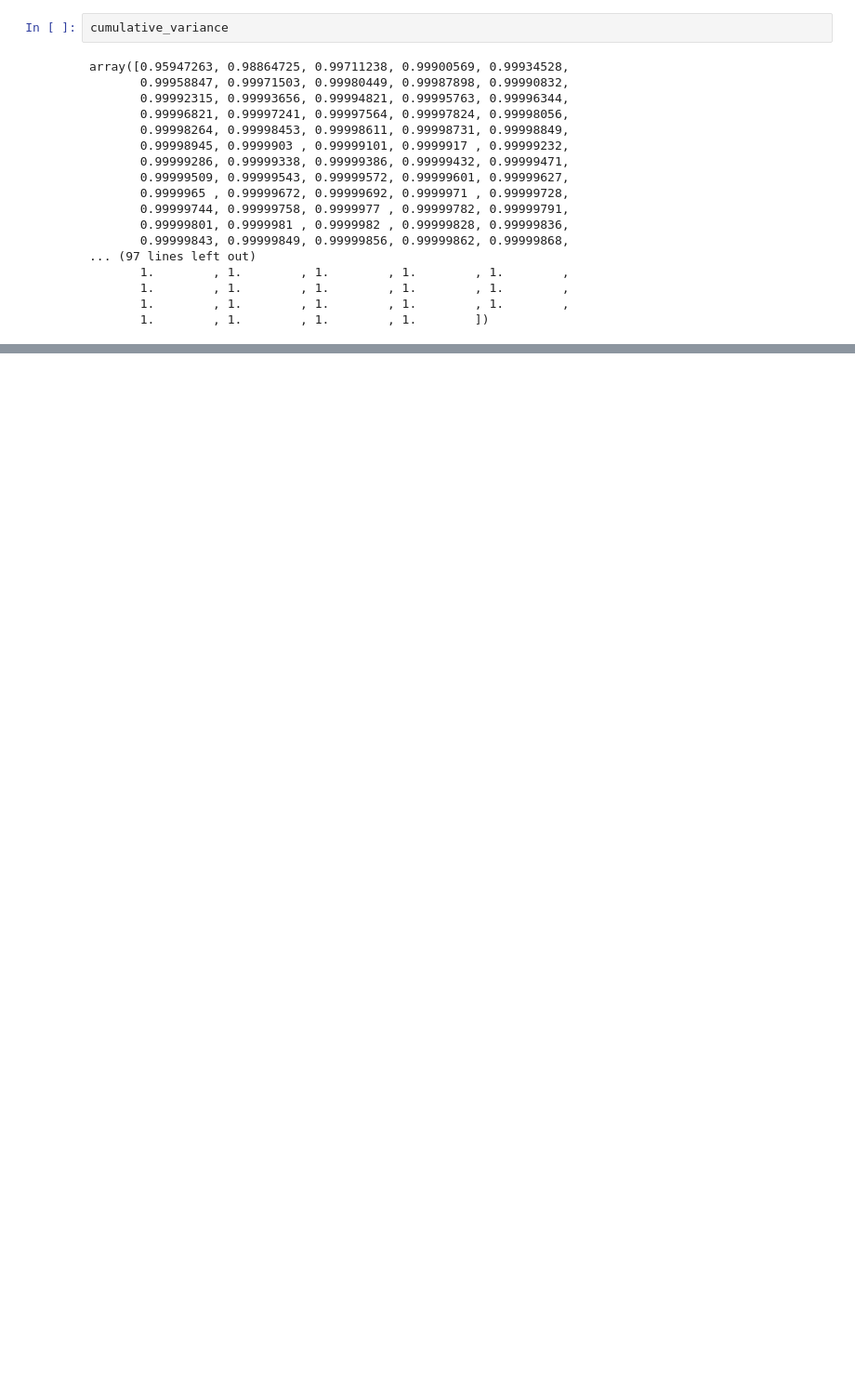
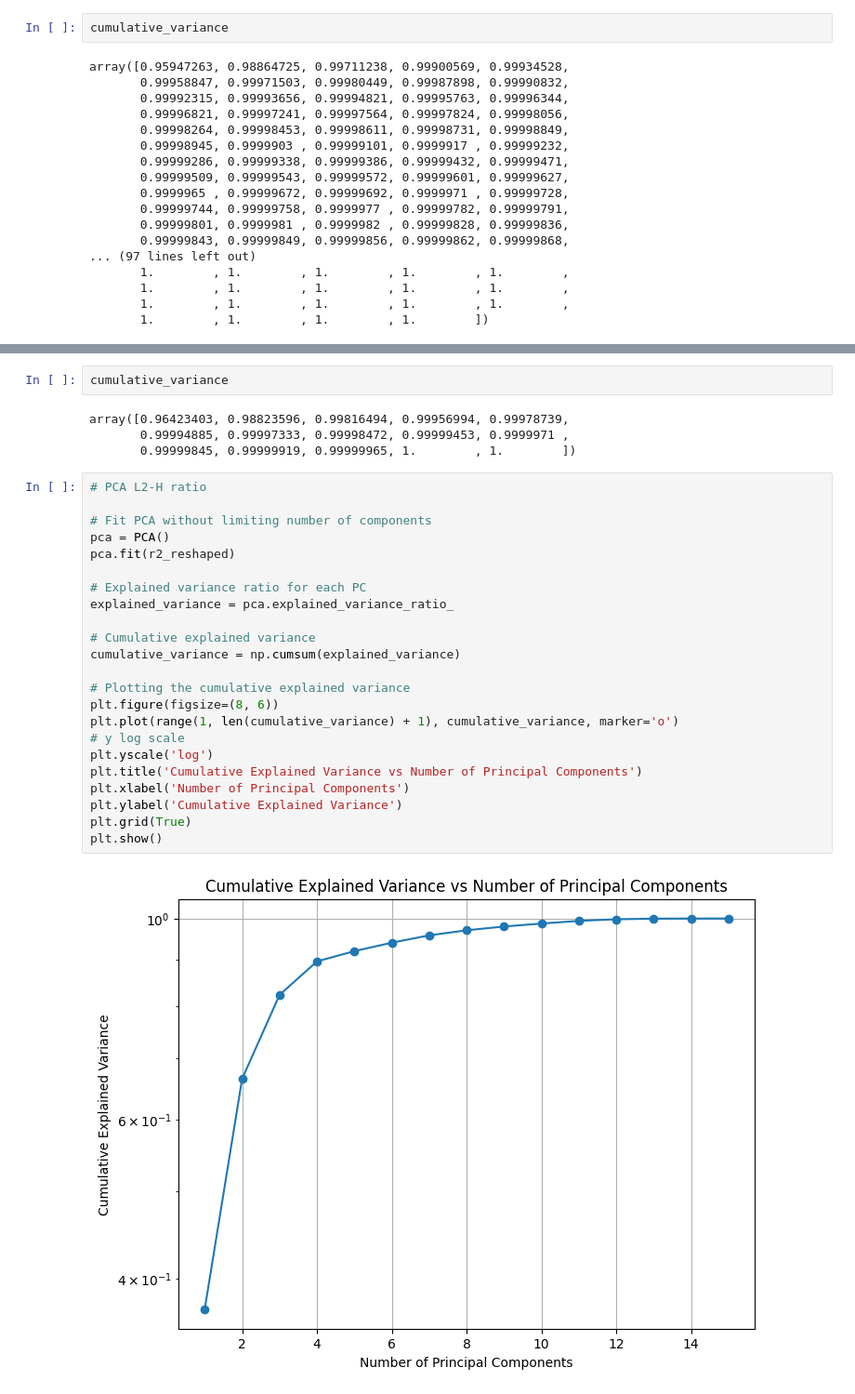
Before and after one commit to astro-YYH/T2N-MusE, a Jupyter notebook: data/prepare_data_cut_ratio.ipynb, the cells around one changed output, grey strips where cells are left out. Shown at 93% size. Saved outputs shown, nothing was run; the diff lists cells and outputs as text; blank space fills up the shorter version.

```diff
--- a/data/prepare_data_cut_ratio.ipynb
+++ b/data/prepare_data_cut_ratio.ipynb
@@ -318,0 +441,31 @@ array([0.95947263, 0.98864725, 0.99711238, 0.99900569, 0.99934528,
+# %%
+cumulative_variance
+# %% [output]
+array([0.96423403, 0.98823596, 0.99816494, 0.99956994, 0.99978739,
+       0.99994885, 0.99997333, 0.99998472, 0.99999453, 0.9999971 ,
+       0.99999845, 0.99999919, 0.99999965, 1.        , 1.        ])
+# %%
+# PCA L2-H ratio
+
+# Fit PCA without limiting number of components
+pca = PCA()
+pca.fit(r2_reshaped)
+
+# Explained variance ratio for each PC
+explained_variance = pca.explained_variance_ratio_
+
+# Cumulative explained variance
+cumulative_variance = np.cumsum(explained_variance)
+
+# Plotting the cumulative explained variance
+plt.figure(figsize=(8, 6))
+plt.plot(range(1, len(cumulative_variance) + 1), cumulative_variance, marker='o')
+# y log scale
+plt.yscale('log')
+plt.title('Cumulative Explained Variance vs Number of Principal Components')
+plt.xlabel('Number of Principal Components')
+plt.ylabel('Cumulative Explained Variance')
+plt.grid(True)
+plt.show()
+# %% [output]
+[figure, added]
```
Also changed, not shown: parts of 21 cells of this notebook, 7 other files.
